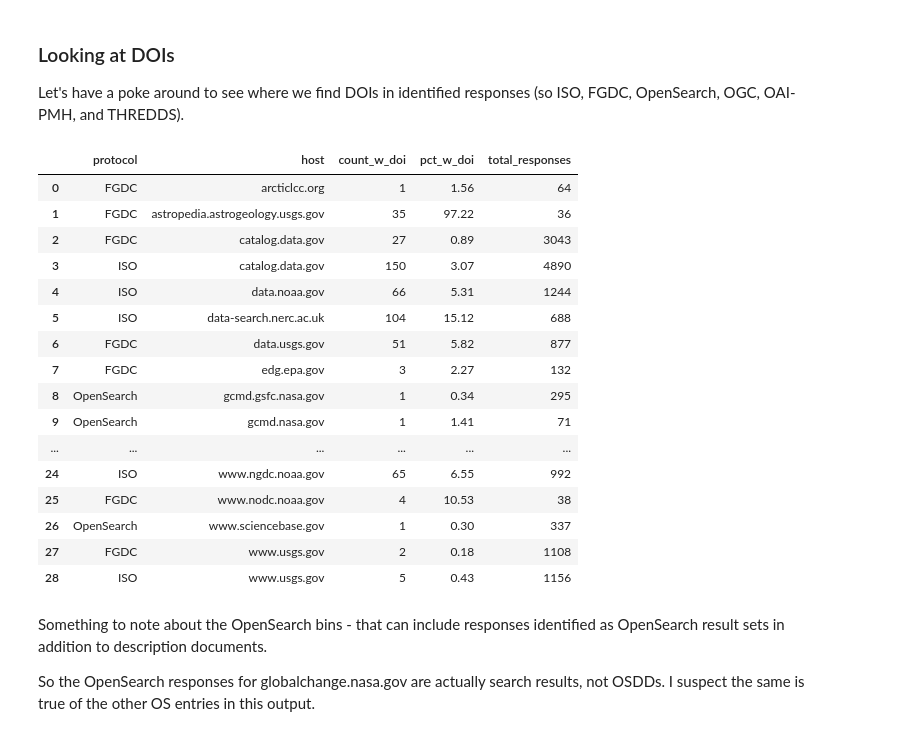
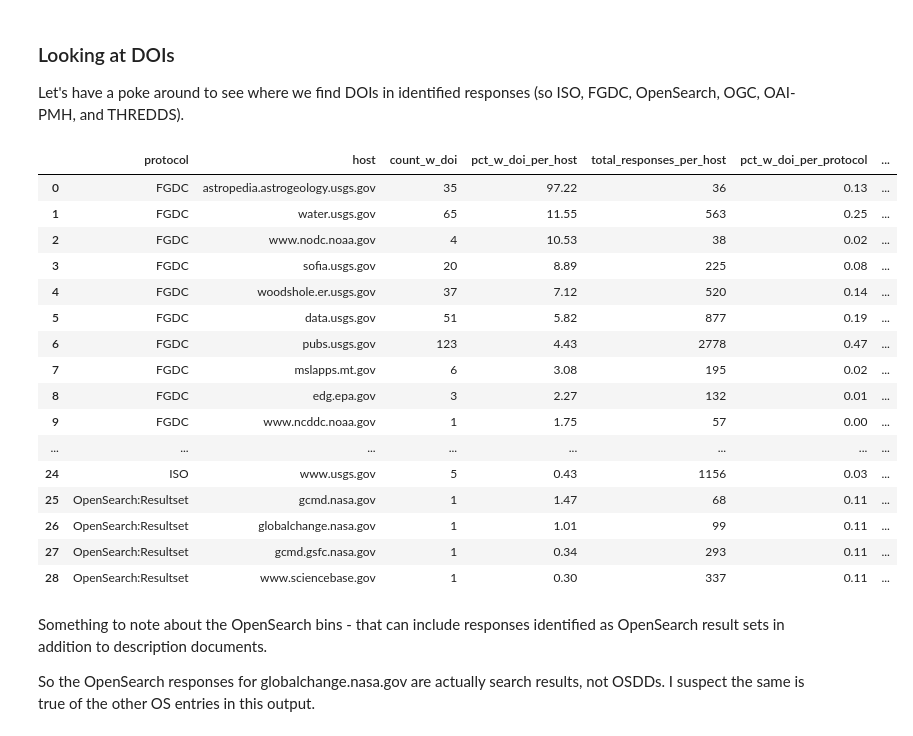
Before and after one commit to b-cube/Response-Identification-Info, a Jupyter notebook: notebooks/Analysis - Identifiers.ipynb, the cells around one changed output. Cells and saved outputs as stored; diff of their text form; code cells hidden in the pictures.

Commit message:
split out csw/os resultsets

```diff
--- a/notebooks/Analysis - Identifiers.ipynb
+++ b/notebooks/Analysis - Identifiers.ipynb
@@ -272,52 +288,72 @@ Let's have a poke around to see where we find DOIs in identified responses (so I
 # %%
 # some wonky sql
 # NOTE: this is for any host/protocol pair with more than 10 responses total
 sql = """
 with i as (
-	select d.response_id, (e.value->'protocol')::text as ident
+	select d.response_id, e.value as ident
 	from identities d, jsonb_array_elements(d.identity::jsonb) e
 	where d.identity is not null
 ), j as
 (
-	select r.id, r.host, trim(both '"' from i.ident) as protocol
+	select r.id, r.host,
+		case
+			when trim(both '"' from (i.ident->'protocol')::text) = 'OpenSearch' and i.ident ? 'service'
+				then 'OpenSearch:' || trim(both '"' from (i.ident->'service'->'name')::text)
+			when trim(both '"' from (i.ident->'protocol')::text) = 'OpenSearch' and i.ident ? 'resultset'
+				then 'OpenSearch:Resultset'
+			when trim(both '"' from (i.ident->'protocol')::text) = 'OGC' and i.ident ? 'service'
+				then 'OGC:' || trim(both '"' from (i.ident->'service'->'name')::text) || ' ' || trim(both '"' from (i.ident->'service'->'request')::text)
+			when trim(both '"' from (i.ident->'protocol')::text) = 'OGC' and i.ident ? 'dataset'
+				then 'OGC:' || trim(both '"' from (i.ident->'dataset'->'name')::text) || ' ' || trim(both '"' from (i.ident->'dataset'->'request')::text)
+		else trim(both '"' from (i.ident->'protocol')::text)
+		end as protocol
 	from responses r join i on i.response_id = r.id
 ), k as (
 	select j.host, j.protocol, count(distinct j.id) as total
 	from j
 	group by j.host, j.protocol
+), h as
+(
+	select j.protocol, count(distinct j.id) as total
+	from j
+	group by j.protocol
 )
 
-select j.protocol, j.host, count(distinct j.id) as count_w_doi,
-	round(count(distinct j.id) / max(k.total)::numeric * 100., 2) as pct_w_doi,
-	max(k.total) as total_responses
+select j.protocol, j.host,
+	count(distinct j.id) as count_w_doi,
+	round(count(distinct j.id) / max(k.total)::numeric * 100., 2) as pct_w_doi_per_host,
+	max(k.total) as total_responses_per_host,
+	round(count(distinct j.id) / max(h.total)::numeric * 100., 2) as pct_w_doi_per_protocol,
+	max(h.total) as total_responses_per_protocol
 from j
 	inner join unique_identifiers u on u.response_id = j.id
 	join k on k.host = j.host and k.protocol = j.protocol
+	join h on h.protocol = j.protocol
 where u.match_type = 'doi' and k.total > 10
 group by j.protocol, j.host
-order by j.host, j.protocol, pct_w_doi desc;
+order by j.protocol, pct_w_doi_per_host desc, j.host;
 """
 
 df = pd.read_sql(sql, engine)
 df
 # %% [output]
-|  | protocol | host | count_w_doi | pct_w_doi | total_responses |
-| 0 | FGDC | arcticlcc.org | 1 | 1.56 | 64 |
-| 1 | FGDC | astropedia.astrogeology.usgs.gov | 35 | 97.22 | 36 |
-| 2 | FGDC | catalog.data.gov | 27 | 0.89 | 3043 |
-| 3 | ISO | catalog.data.gov | 150 | 3.07 | 4890 |
-| 4 | ISO | data.noaa.gov | 66 | 5.31 | 1244 |
-| 5 | ISO | data-search.nerc.ac.uk | 104 | 15.12 | 688 |
-| 6 | FGDC | data.usgs.gov | 51 | 5.82 | 877 |
-| 7 | FGDC | edg.epa.gov | 3 | 2.27 | 132 |
-| 8 | OpenSearch | gcmd.gsfc.nasa.gov | 1 | 0.34 | 295 |
-| 9 | OpenSearch | gcmd.nasa.gov | 1 | 1.41 | 71 |
-| ... | ... | ... | ... | ... | ... |
-| 24 | ISO | www.ngdc.noaa.gov | 65 | 6.55 | 992 |
-| 25 | FGDC | www.nodc.noaa.gov | 4 | 10.53 | 38 |
-| 26 | OpenSearch | www.sciencebase.gov | 1 | 0.30 | 337 |
-| 27 | FGDC | www.usgs.gov | 2 | 0.18 | 1108 |
-| 28 | ISO | www.usgs.gov | 5 | 0.43 | 1156 |
+|  | protocol | host | count_w_doi | pct_w_doi_per_host | total_responses_per_host | pct_w_doi_per_protocol | ... |
+| 0 | FGDC | astropedia.astrogeology.usgs.gov | 35 | 97.22 | 36 | 0.13 | ... |
+| 1 | FGDC | water.usgs.gov | 65 | 11.55 | 563 | 0.25 | ... |
+| 2 | FGDC | www.nodc.noaa.gov | 4 | 10.53 | 38 | 0.02 | ... |
+| 3 | FGDC | sofia.usgs.gov | 20 | 8.89 | 225 | 0.08 | ... |
+| 4 | FGDC | woodshole.er.usgs.gov | 37 | 7.12 | 520 | 0.14 | ... |
+| 5 | FGDC | data.usgs.gov | 51 | 5.82 | 877 | 0.19 | ... |
+| 6 | FGDC | pubs.usgs.gov | 123 | 4.43 | 2778 | 0.47 | ... |
+| 7 | FGDC | mslapps.mt.gov | 6 | 3.08 | 195 | 0.02 | ... |
+| 8 | FGDC | edg.epa.gov | 3 | 2.27 | 132 | 0.01 | ... |
+| 9 | FGDC | www.ncddc.noaa.gov | 1 | 1.75 | 57 | 0.00 | ... |
+| ... | ... | ... | ... | ... | ... | ... | ... |
+| 24 | ISO | www.usgs.gov | 5 | 0.43 | 1156 | 0.03 | ... |
+| 25 | OpenSearch:Resultset | gcmd.nasa.gov | 1 | 1.47 | 68 | 0.11 | ... |
+| 26 | OpenSearch:Resultset | globalchange.nasa.gov | 1 | 1.01 | 99 | 0.11 | ... |
+| 27 | OpenSearch:Resultset | gcmd.gsfc.nasa.gov | 1 | 0.34 | 293 | 0.11 | ... |
+| 28 | OpenSearch:Resultset | www.sciencebase.gov | 1 | 0.30 | 337 | 0.11 | ... |
 # %% [markdown]
 Something to note about the OpenSearch bins - that can include responses identified as OpenSearch result sets in addition to description documents.
 
```
Also changed, not shown: parts of 3 cells of this notebook, 2 other files.
